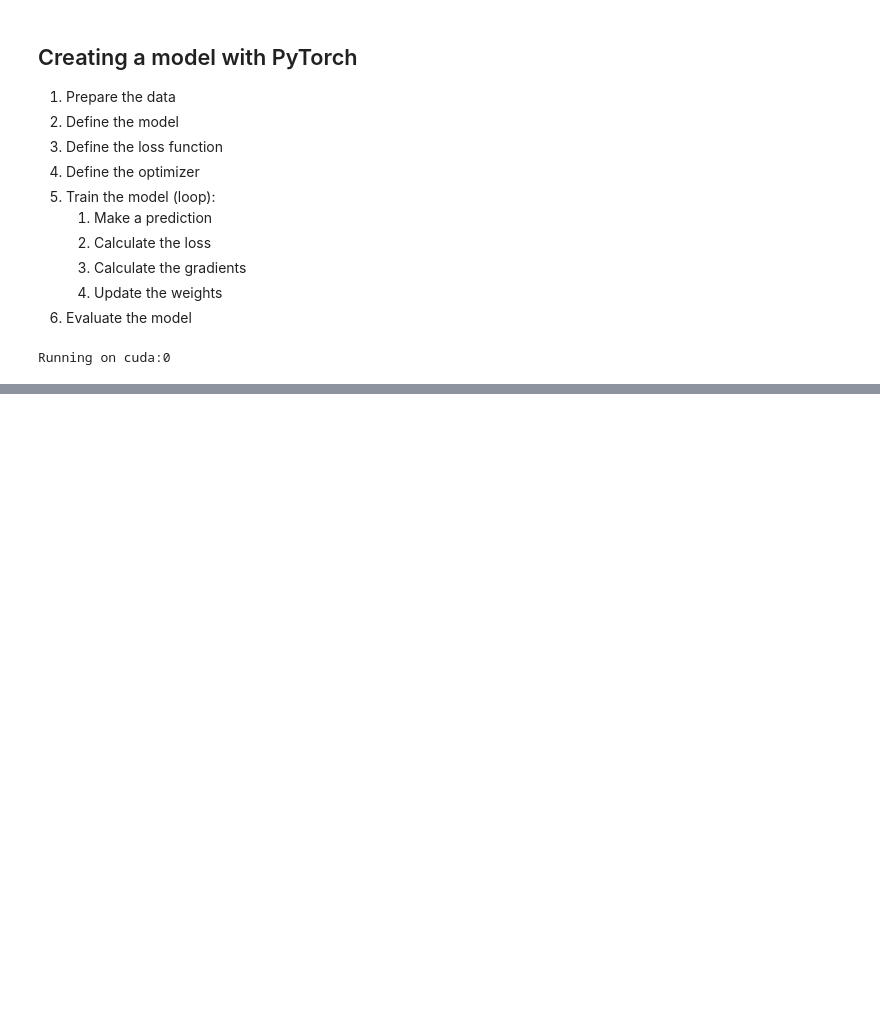
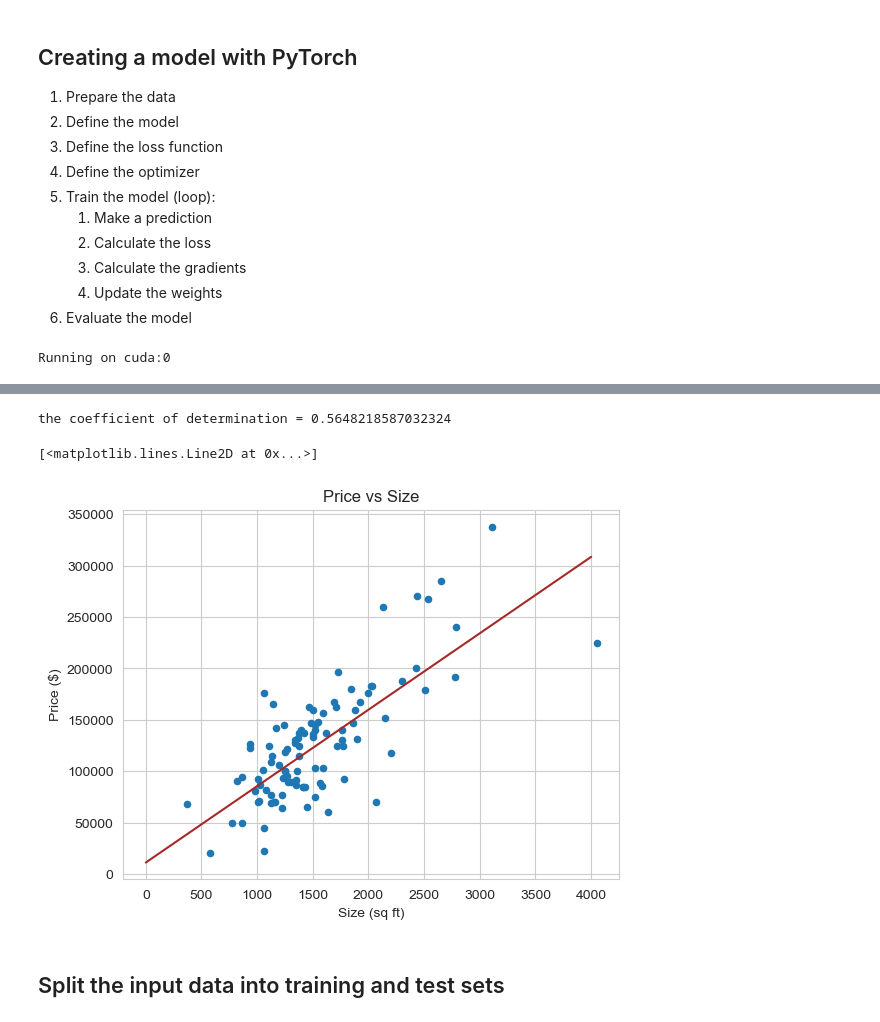
Before and after one commit to tbenbrahim/deep-learning-lunch-and-learn, a Jupyter notebook: nn-ll.ipynb, the cells around one changed output, grey strips where cells are left out. Drawn from its saved outputs; the diff is of its cells as text; code cells hidden in the pictures; blank space fills up the shorter version.

```diff
--- a/nn-ll.ipynb
+++ b/nn-ll.ipynb
@@ -14,7 +14,7 @@ In this case, we will use a model to predict the price of a house based on its s
 # %%
 import pandas as pd
 
-url = "https://drive.google.com/uc?export=download&id=1vRROuw35vLbbXjBMhNPn3y_gc-Ybbz9g"
+url = "https://raw.githubusercontent.com/tbenbrahim/deep-learning-lunch-and-learn/main/data/prices-size.csv"
 data = pd.read_csv(url)
 data.drop('House', axis=1, inplace=True)
 data
@@ -56,11 +56,11 @@ plt.show()
 [figure]
 # %%
 def plot_points():
-    plot = data.plot.scatter(x='size', y='price')
-    plot.set_title('Price vs Size')
-    plot.set_xlabel('Size (sq ft)')
-    plot.set_ylabel('Price ($)')
-    return plot
+    points_plt = data.plot.scatter(x='size', y='price')
+    points_plt.set_title('Price vs Size')
+    points_plt.set_xlabel('Size (sq ft)')
+    points_plt.set_ylabel('Price ($)')
+    return points_plt
 
 
 plot_points()
@@ -550,0 +550,27 @@ b = 9161.269187927246
+# %%
+from sklearn.metrics import r2_score
+
+with torch.no_grad():
+    y_hat = model(inputs).to('cpu').numpy()
+    r_squared = r2_score(y_train, y_hat)
+    print(f'the coefficient of determination = {r_squared}')
+# %% [output]
+the coefficient of determination = 0.5648218587032324
+# %%
+plot_points()
+
+test_inputs = np.linspace(0, 4, 51, dtype=np.float32)
+
+input_tensor = Variable(torch.from_numpy(test_inputs)).to(dev)
+
+with torch.no_grad():
+    output_tensor = model(input_tensor.reshape(-1, 1))
+
+test_outputs = output_tensor.to('cpu').numpy().reshape(-1)
+
+plt.plot(test_inputs * 1000, test_outputs * 1000, color='brown')
+# %% [output]
+[<matplotlib.lines.Line2D at 0x...>]
+[figure, added]
+# %% [markdown]
+## Split the input data into training and test sets
```
Also changed, not shown: parts of 43 cells of this notebook, 1 other file.
